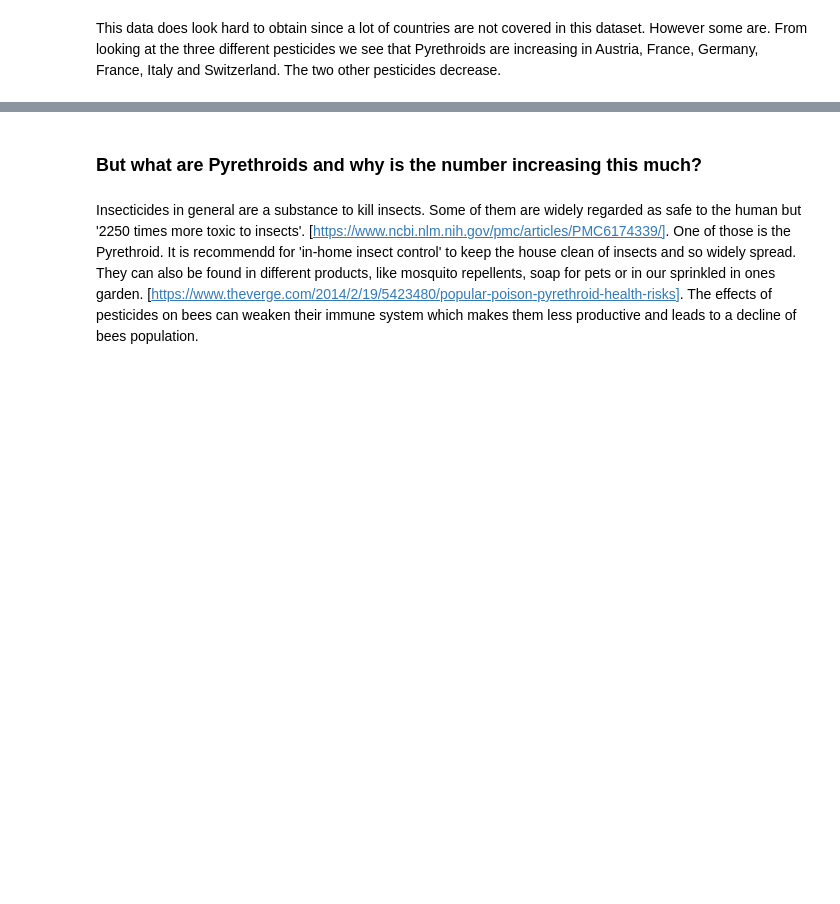
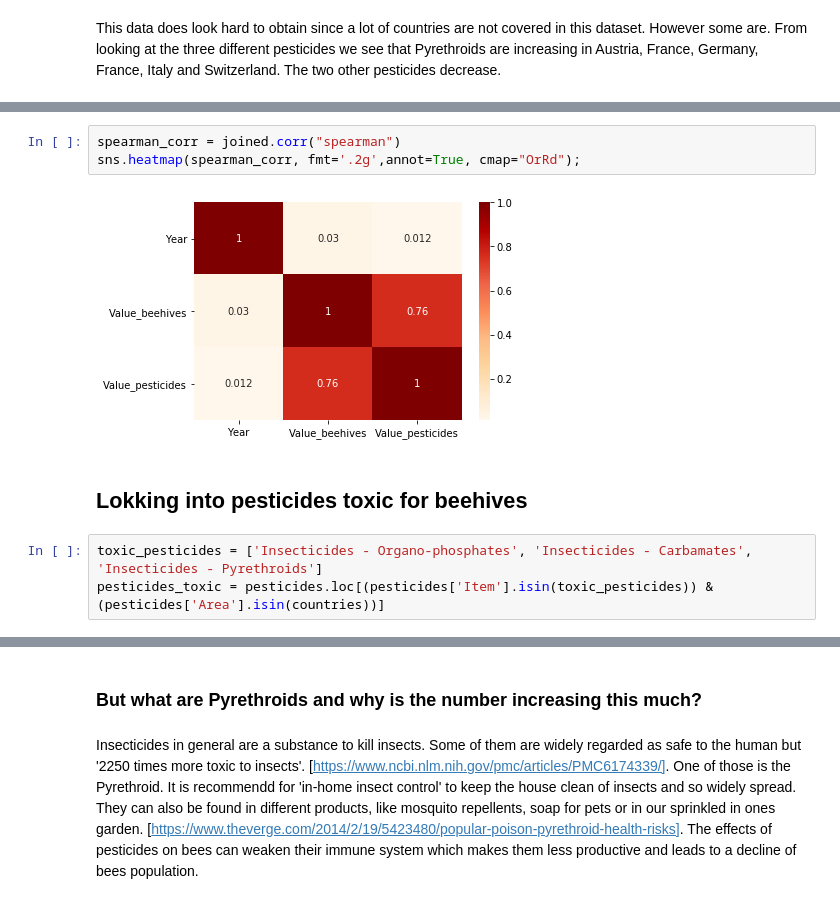
Before and after one commit to caralen/ada-project-faam, a Jupyter notebook: anel.ipynb, the cells around one changed output, grey strips where cells are left out. Drawn from its saved outputs; the diff is of its cells as text; blank space fills up the shorter version.

```diff
--- a/anel.ipynb
+++ b/anel.ipynb
@@ -497,0 +771,10 @@ This data does look hard to obtain since a lot of countries are not covered in t
+# %%
+spearman_corr = joined.corr("spearman")
+sns.heatmap(spearman_corr, fmt='.2g',annot=True, cmap="OrRd");
+# %% [output]
+[figure, added]
+# %% [markdown]
+## Lokking into pesticides toxic for beehives
+# %%
+toxic_pesticides = ['Insecticides - Organo-phosphates', 'Insecticides - Carbamates', 'Insecticides - Pyrethroids']
+pesticides_toxic = pesticides.loc[(pesticides['Item'].isin(toxic_pesticides)) & (pesticides['Area'].isin(countries))]
```
Also changed, not shown: parts of 103 cells of this notebook.
